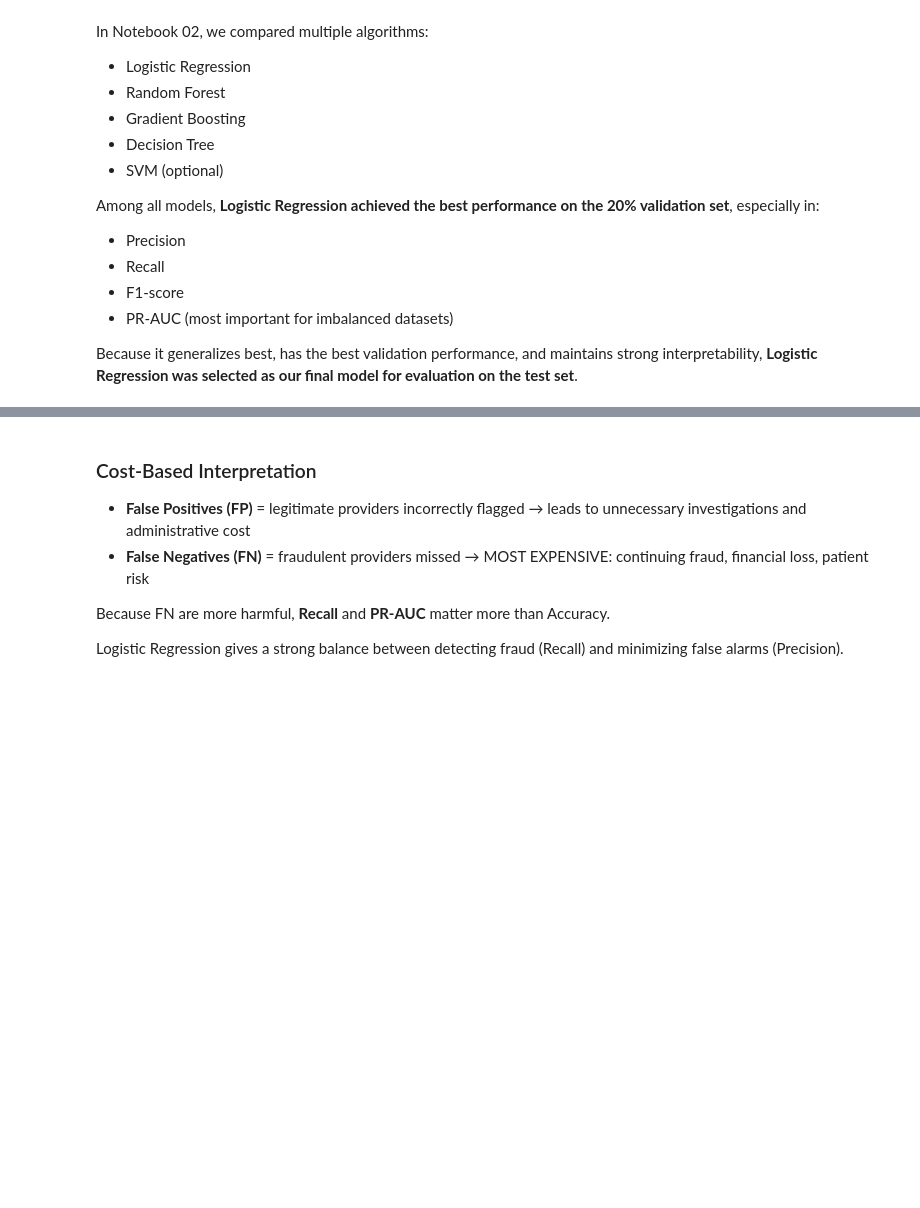
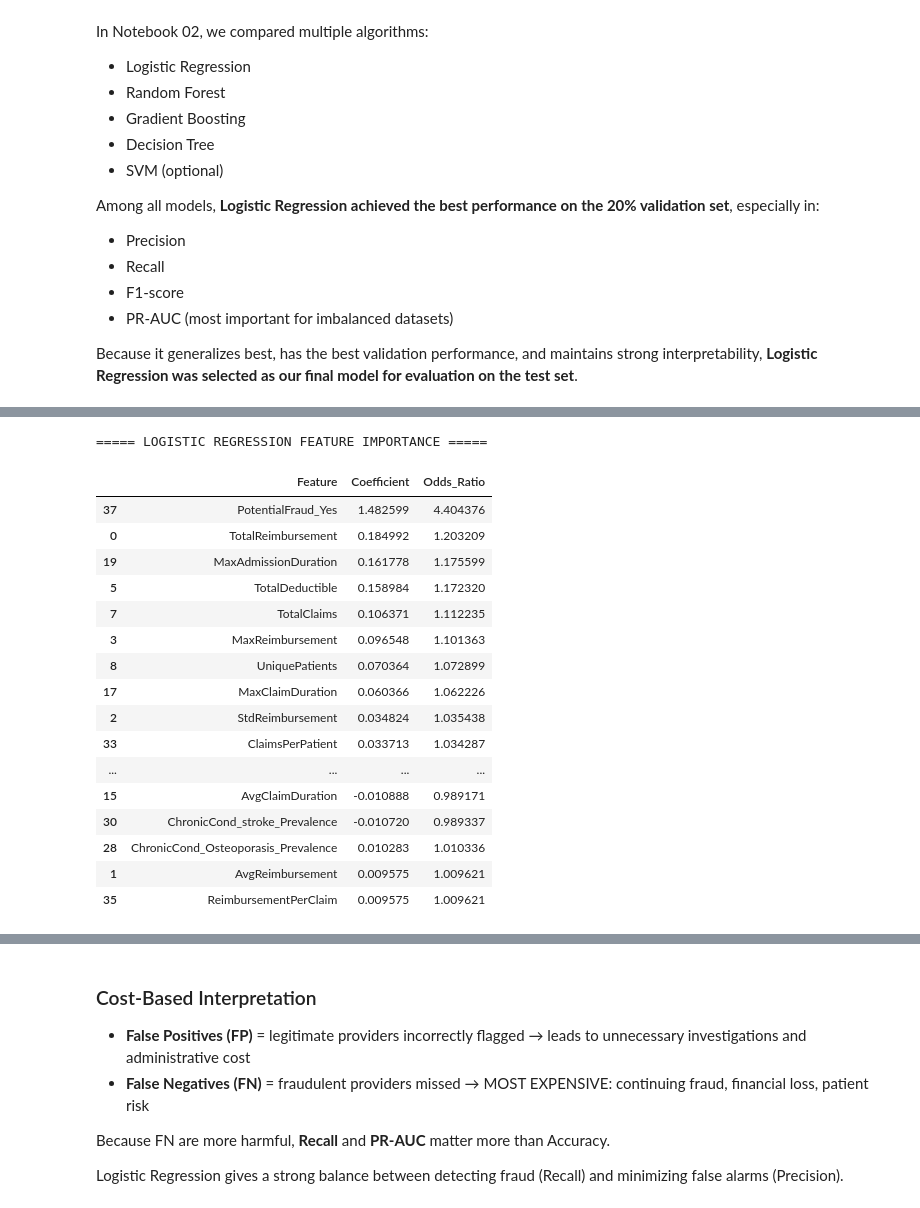
Before and after one commit to omarAhmed-11/fraud_detection_project, a Jupyter notebook: 03_evaluation.ipynb, the cells around one changed output, grey strips where cells are left out. Cells and saved outputs as stored; diff of their text form; code cells hidden in the pictures; blank space fills up the shorter version.

```diff
--- a/03_evaluation.ipynb
+++ b/03_evaluation.ipynb
@@ -72,0 +227,16 @@ Test size: 1082
+# %%
+print("\n" + "=" * 70)
+print("STEP 2: HANDLE CLASS IMBALANCE")
+print("=" * 70)
+
+# Calculate imbalance ratio
+imbalance_ratio = y_train.value_counts()[0] / y_train.value_counts()[1]
+print(f"\nClass Imbalance Ratio: {imbalance_ratio:.2f}:1")
+print(f"Minority Class (Excluded): {y_train.sum()} samples ({y_train.mean()*100:.2f}%)")
+print(f"Majority Class (Normal): {len(y_train) - y_train.sum()} samples ({(1-y_train.mean())*100:.2f}%)")
+
+# Scale features (important for logistic regression)
+scaler = StandardScaler()
+X_train_scaled = scaler.fit_transform(X_train)
+X_val_scaled = scaler.transform(X_val)
+X_test_scaled = scaler.transform(X_test)
@@ -139,3 +355,42 @@ PR-AUC: 0.7919414154154774
+# %%
+#+ve -> increase the fraud probability
+#-ve -> decrease the fraud probability
+#magnitude -> represents the strength of the coeffecients
+coefficients = log_reg.coef_[0] # array of coeffecients for each feature and extracts them as 1D array
+#+ve coeffecient -> increase in likelihood /-ve coeffecient decrease in likelihood
+feature_importance = pd.DataFrame({#create a new dataframe /dataset
+    'Feature': feature_names, #feature names
+    'Coefficient': coefficients,# beta values from logistic regression
+    'Odds_Ratio': np.exp(coefficients)# odds ratio
+})
+
+# Sort by absolute effect
+feature_importance['Abs_Coeff'] = feature_importance['Coefficient'].abs()#the strength of the coeffecient regardless of the effect
+feature_importance = feature_importance.sort_values('Abs_Coeff', ascending=False)# sorts from big to small strength
+
+feature_importance = feature_importance.drop(columns=['Abs_Coeff']) #removes the sorting column as its temporary
+
+print("\n===== LOGISTIC REGRESSION FEATURE IMPORTANCE =====")
+display(feature_importance.head(20))  # show top 20 features
+# %% [output]
+===== LOGISTIC REGRESSION FEATURE IMPORTANCE =====
+|  | Feature | Coefficient | Odds_Ratio |
+| 37 | PotentialFraud_Yes | 1.482599 | 4.404376 |
+| 0 | TotalReimbursement | 0.184992 | 1.203209 |
+| 19 | MaxAdmissionDuration | 0.161778 | 1.175599 |
+| 5 | TotalDeductible | 0.158984 | 1.172320 |
+| 7 | TotalClaims | 0.106371 | 1.112235 |
+| 3 | MaxReimbursement | 0.096548 | 1.101363 |
+| 8 | UniquePatients | 0.070364 | 1.072899 |
+| 17 | MaxClaimDuration | 0.060366 | 1.062226 |
+| 2 | StdReimbursement | 0.034824 | 1.035438 |
+| 33 | ClaimsPerPatient | 0.033713 | 1.034287 |
+| ... | ... | ... | ... |
+| 15 | AvgClaimDuration | -0.010888 | 0.989171 |
+| 30 | ChronicCond_stroke_Prevalence | -0.010720 | 0.989337 |
+| 28 | ChronicCond_Osteoporasis_Prevalence | 0.010283 | 1.010336 |
+| 1 | AvgReimbursement | 0.009575 | 1.009621 |
+| 35 | ReimbursementPerClaim | 0.009575 | 1.009621 |
 # %%
 cm = confusion_matrix(y_test, y_pred)
 
```
Also changed, not shown: parts of 16 cells of this notebook, 1 other file.
